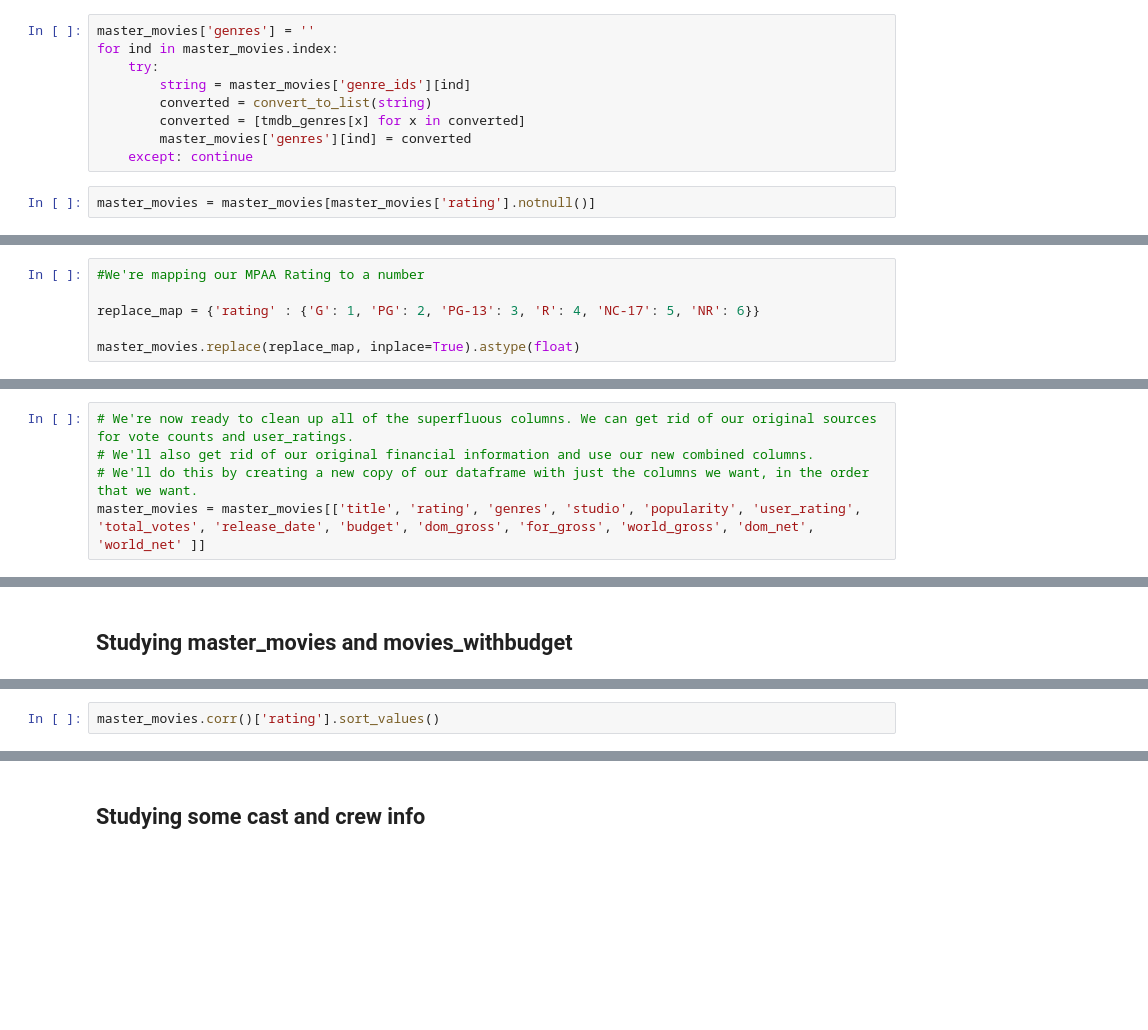
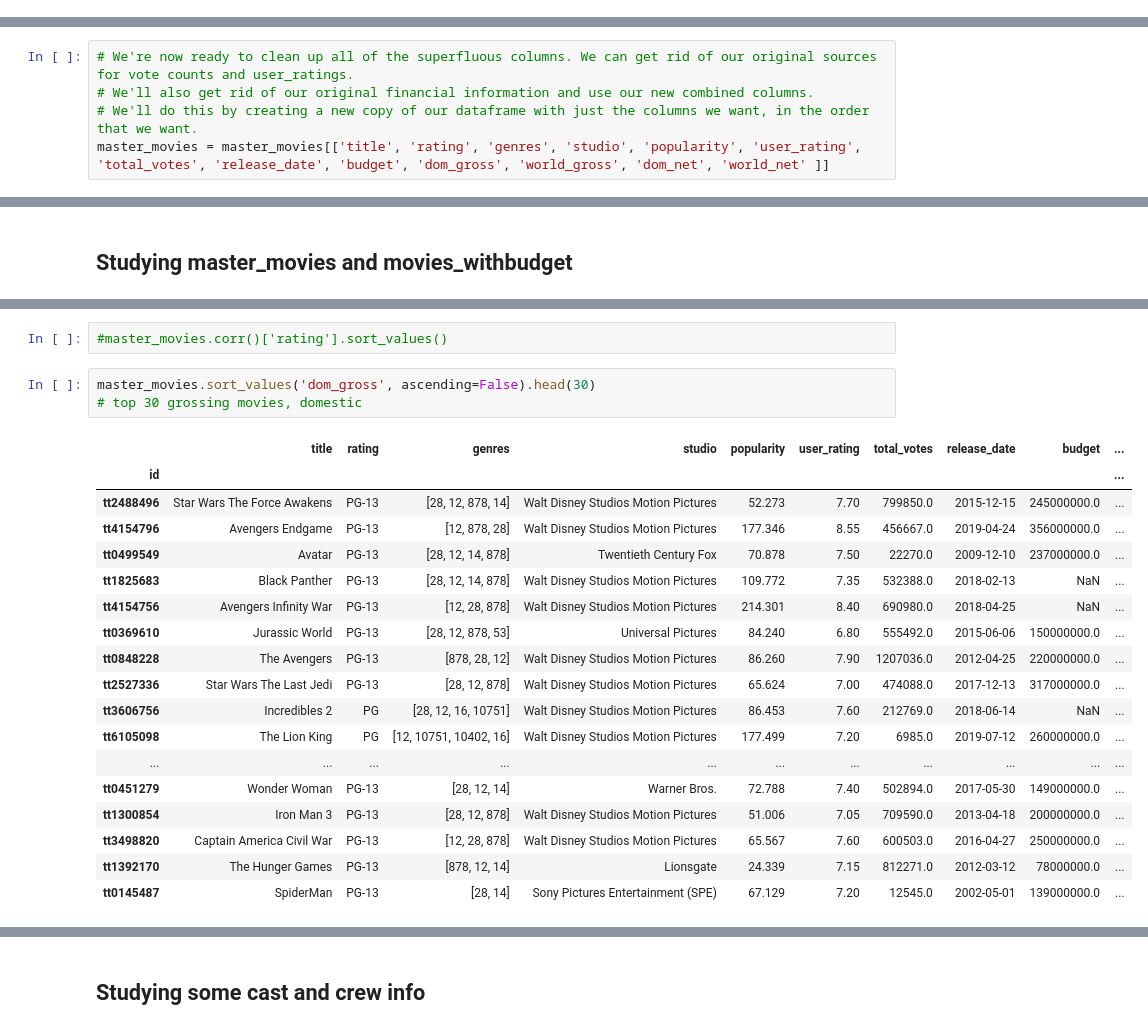
Before and after one commit to threnjen/dsc-mod-1-project-v2-1-online-ds-sp-000, a Jupyter notebook: student.ipynb, the cells around one changed output, grey strips where cells are left out. Drawn from its saved outputs; the diff is of its cells as text; blank space fills up the shorter version.

```diff
--- a/student.ipynb
+++ b/student.ipynb
@@ -853,11 +1812,0 @@ def convert_to_list(string):
-# %%
-master_movies['genres'] = ''
-for ind in master_movies.index:
-    try:
-        string = master_movies['genre_ids'][ind]
-        converted = convert_to_list(string)
-        converted = [tmdb_genres[x] for x in converted]
-        master_movies['genres'][ind] = converted
-    except: continue
-# %%
-master_movies = master_movies[master_movies['rating'].notnull()]
@@ -866,6 +1812,0 @@ master_movies['rating'].notnull().sort_values()
-# %%
-#We're mapping our MPAA Rating to a number
-
-replace_map = {'rating' : {'G': 1, 'PG': 2, 'PG-13': 3, 'R': 4, 'NC-17': 5, 'NR': 6}}
-
-master_movies.replace(replace_map, inplace=True).astype(float)
@@ -875,5 +1814,5 @@ master_movies.dtypes
 # We're now ready to clean up all of the superfluous columns. We can get rid of our original sources for vote counts and user_ratings.
 # We'll also get rid of our original financial information and use our new combined columns.
 # We'll do this by creating a new copy of our dataframe with just the columns we want, in the order that we want.
-master_movies = master_movies[['title', 'rating', 'genres', 'studio', 'popularity', 'user_rating', 'total_votes', 'release_date', 'budget', 'dom_gross', 'for_gross', 'world_gross', 'dom_net', 'world_net' ]]
+master_movies = master_movies[['title', 'rating', 'genres', 'studio', 'popularity', 'user_rating', 'total_votes', 'release_date', 'budget', 'dom_gross', 'world_gross', 'dom_net', 'world_net' ]]
 # %%
@@ -945,2 +2009,24 @@ master_movies.corr()['popularity'].sort_values()
 # %%
-master_movies.corr()['rating'].sort_values()
+#master_movies.corr()['rating'].sort_values()
+# %%
+master_movies.sort_values('dom_gross', ascending=False).head(30)
+# top 30 grossing movies, domestic
+# %% [output]
+|  | title | rating | genres | studio | popularity | user_rating | total_votes | release_date | budget | ... |
+| id |  |  |  |  |  |  |  |  |  | ... |
+| tt2488496 | Star Wars The Force Awakens | PG-13 | [28, 12, 878, 14] | Walt Disney Studios Motion Pictures | 52.273 | 7.70 | 799850.0 | 2015-12-15 | 245000000.0 | ... |
+| tt4154796 | Avengers Endgame | PG-13 | [12, 878, 28] | Walt Disney Studios Motion Pictures | 177.346 | 8.55 | 456667.0 | 2019-04-24 | 356000000.0 | ... |
+| tt0499549 | Avatar | PG-13 | [28, 12, 14, 878] | Twentieth Century Fox | 70.878 | 7.50 | 22270.0 | 2009-12-10 | 237000000.0 | ... |
+| tt1825683 | Black Panther | PG-13 | [28, 12, 14, 878] | Walt Disney Studios Motion Pictures | 109.772 | 7.35 | 532388.0 | 2018-02-13 | NaN | ... |
+| tt4154756 | Avengers Infinity War | PG-13 | [12, 28, 878] | Walt Disney Studios Motion Pictures | 214.301 | 8.40 | 690980.0 | 2018-04-25 | NaN | ... |
+| tt0369610 | Jurassic World | PG-13 | [28, 12, 878, 53] | Universal Pictures | 84.240 | 6.80 | 555492.0 | 2015-06-06 | 150000000.0 | ... |
+| tt0848228 | The Avengers | PG-13 | [878, 28, 12] | Walt Disney Studios Motion Pictures | 86.260 | 7.90 | 1207036.0 | 2012-04-25 | 220000000.0 | ... |
+| tt2527336 | Star Wars The Last Jedi | PG-13 | [28, 12, 878] | Walt Disney Studios Motion Pictures | 65.624 | 7.00 | 474088.0 | 2017-12-13 | 317000000.0 | ... |
+| tt3606756 | Incredibles 2 | PG | [28, 12, 16, 10751] | Walt Disney Studios Motion Pictures | 86.453 | 7.60 | 212769.0 | 2018-06-14 | NaN | ... |
+| tt6105098 | The Lion King | PG | [12, 10751, 10402, 16] | Walt Disney Studios Motion Pictures | 177.499 | 7.20 | 6985.0 | 2019-07-12 | 260000000.0 | ... |
+| ... | ... | ... | ... | ... | ... | ... | ... | ... | ... | ... |
+| tt0451279 | Wonder Woman | PG-13 | [28, 12, 14] | Warner Bros. | 72.788 | 7.40 | 502894.0 | 2017-05-30 | 149000000.0 | ... |
+| tt1300854 | Iron Man 3 | PG-13 | [28, 12, 878] | Walt Disney Studios Motion Pictures | 51.006 | 7.05 | 709590.0 | 2013-04-18 | 200000000.0 | ... |
+| tt3498820 | Captain America Civil War | PG-13 | [12, 28, 878] | Walt Disney Studios Motion Pictures | 65.567 | 7.60 | 600503.0 | 2016-04-27 | 250000000.0 | ... |
+| tt1392170 | The Hunger Games | PG-13 | [878, 12, 14] | Lionsgate | 24.339 | 7.15 | 812271.0 | 2012-03-12 | 78000000.0 | ... |
+| tt0145487 | SpiderMan | PG-13 | [28, 14] | Sony Pictures Entertainment (SPE) | 67.129 | 7.20 | 12545.0 | 2002-05-01 | 139000000.0 | ... |
```
Also changed, not shown: parts of 148 cells of this notebook, 3 other files.
